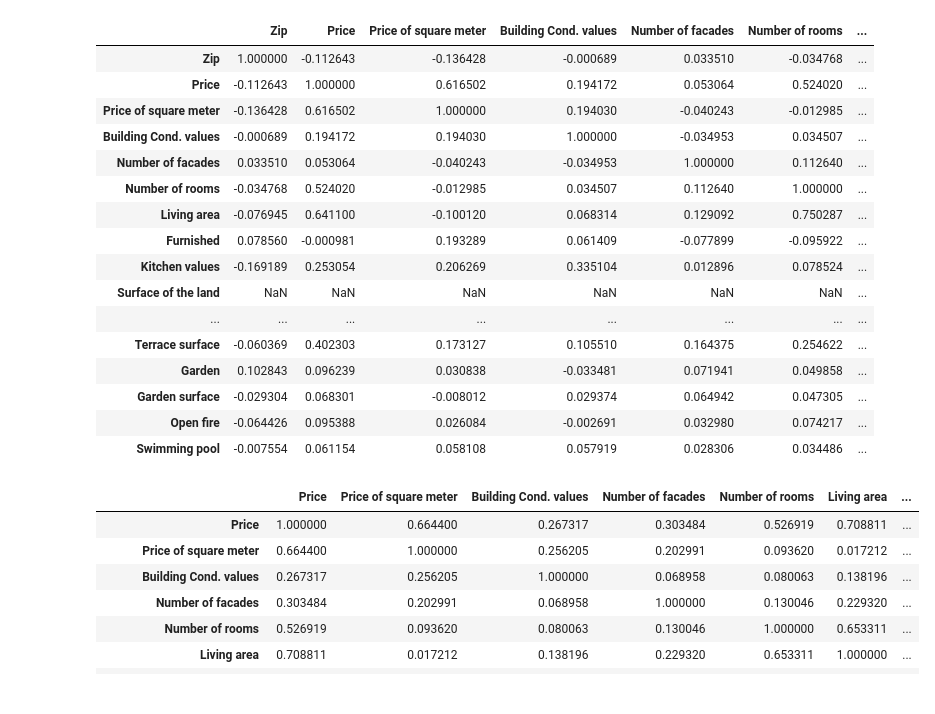
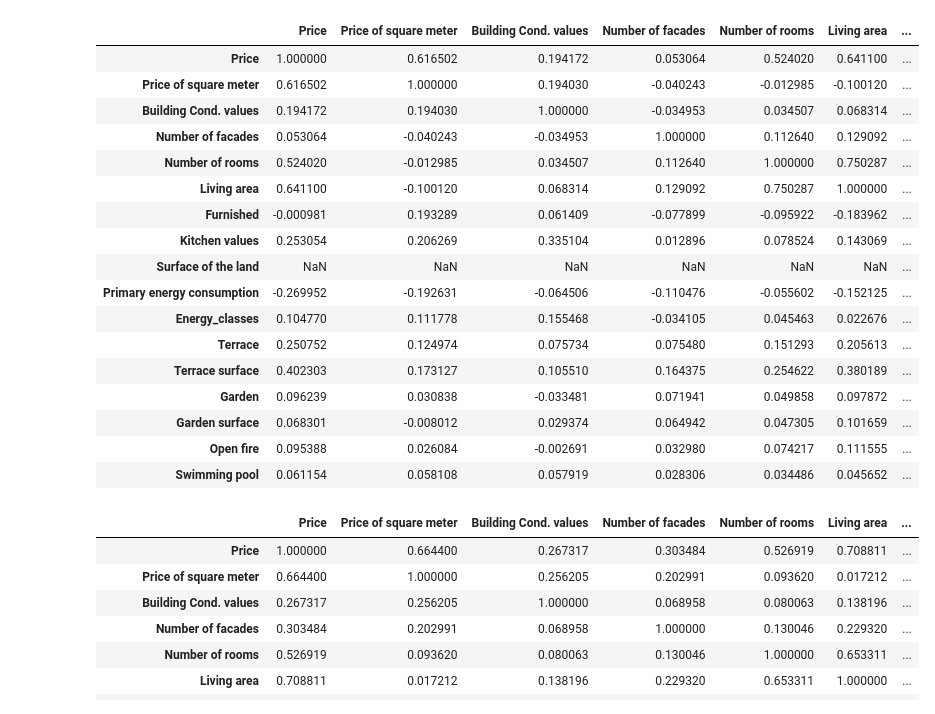
Before and after one commit to melikkekaya/challenge-data-analysis, a Jupyter notebook: sarkisvisual.ipynb, the cells around one changed output. Cells and saved outputs as stored; diff of their text form; code cells hidden in the pictures.

```diff
--- a/sarkisvisual.ipynb
+++ b/sarkisvisual.ipynb
@@ -11,28 +11,29 @@ df = pd.read_csv("clean_data.csv")
 # %%
 numerics = ['int16', 'int32', 'int64', 'float16', 'float32', 'float64', 'bool']
 df_houses = df[df['Type of property'] == 'house']
 df_apartments = df[df['Type of property'] == 'apartment']
 apartdf = df_apartments.select_dtypes(include=numerics)
-noIdApartDf = apartdf.loc[:, ~apartdf.columns.isin(['id'])]
+noIdApartDf = apartdf.loc[:, ~apartdf.columns.isin(['id', 'Zip'])]
 noIdApartDf.corr(method = 'spearman')
 # %% [output]
-|  | Zip | Price | Price of square meter | Building Cond. values | Number of facades | Number of rooms | ... |
-| Zip | 1.000000 | -0.112643 | -0.136428 | -0.000689 | 0.033510 | -0.034768 | ... |
-| Price | -0.112643 | 1.000000 | 0.616502 | 0.194172 | 0.053064 | 0.524020 | ... |
-| Price of square meter | -0.136428 | 0.616502 | 1.000000 | 0.194030 | -0.040243 | -0.012985 | ... |
-| Building Cond. values | -0.000689 | 0.194172 | 0.194030 | 1.000000 | -0.034953 | 0.034507 | ... |
-| Number of facades | 0.033510 | 0.053064 | -0.040243 | -0.034953 | 1.000000 | 0.112640 | ... |
-| Number of rooms | -0.034768 | 0.524020 | -0.012985 | 0.034507 | 0.112640 | 1.000000 | ... |
-| Living area | -0.076945 | 0.641100 | -0.100120 | 0.068314 | 0.129092 | 0.750287 | ... |
-| Furnished | 0.078560 | -0.000981 | 0.193289 | 0.061409 | -0.077899 | -0.095922 | ... |
-| Kitchen values | -0.169189 | 0.253054 | 0.206269 | 0.335104 | 0.012896 | 0.078524 | ... |
+|  | Price | Price of square meter | Building Cond. values | Number of facades | Number of rooms | Living area | ... |
+| Price | 1.000000 | 0.616502 | 0.194172 | 0.053064 | 0.524020 | 0.641100 | ... |
+| Price of square meter | 0.616502 | 1.000000 | 0.194030 | -0.040243 | -0.012985 | -0.100120 | ... |
+| Building Cond. values | 0.194172 | 0.194030 | 1.000000 | -0.034953 | 0.034507 | 0.068314 | ... |
+| Number of facades | 0.053064 | -0.040243 | -0.034953 | 1.000000 | 0.112640 | 0.129092 | ... |
+| Number of rooms | 0.524020 | -0.012985 | 0.034507 | 0.112640 | 1.000000 | 0.750287 | ... |
+| Living area | 0.641100 | -0.100120 | 0.068314 | 0.129092 | 0.750287 | 1.000000 | ... |
+| Furnished | -0.000981 | 0.193289 | 0.061409 | -0.077899 | -0.095922 | -0.183962 | ... |
+| Kitchen values | 0.253054 | 0.206269 | 0.335104 | 0.012896 | 0.078524 | 0.143069 | ... |
 | Surface of the land | NaN | NaN | NaN | NaN | NaN | NaN | ... |
-| ... | ... | ... | ... | ... | ... | ... | ... |
-| Terrace surface | -0.060369 | 0.402303 | 0.173127 | 0.105510 | 0.164375 | 0.254622 | ... |
-| Garden | 0.102843 | 0.096239 | 0.030838 | -0.033481 | 0.071941 | 0.049858 | ... |
-| Garden surface | -0.029304 | 0.068301 | -0.008012 | 0.029374 | 0.064942 | 0.047305 | ... |
-| Open fire | -0.064426 | 0.095388 | 0.026084 | -0.002691 | 0.032980 | 0.074217 | ... |
-| Swimming pool | -0.007554 | 0.061154 | 0.058108 | 0.057919 | 0.028306 | 0.034486 | ... |
+| Primary energy consumption | -0.269952 | -0.192631 | -0.064506 | -0.110476 | -0.055602 | -0.152125 | ... |
+| Energy_classes | 0.104770 | 0.111778 | 0.155468 | -0.034105 | 0.045463 | 0.022676 | ... |
+| Terrace | 0.250752 | 0.124974 | 0.075734 | 0.075480 | 0.151293 | 0.205613 | ... |
+| Terrace surface | 0.402303 | 0.173127 | 0.105510 | 0.164375 | 0.254622 | 0.380189 | ... |
+| Garden | 0.096239 | 0.030838 | -0.033481 | 0.071941 | 0.049858 | 0.097872 | ... |
+| Garden surface | 0.068301 | -0.008012 | 0.029374 | 0.064942 | 0.047305 | 0.101659 | ... |
+| Open fire | 0.095388 | 0.026084 | -0.002691 | 0.032980 | 0.074217 | 0.111555 | ... |
+| Swimming pool | 0.061154 | 0.058108 | 0.057919 | 0.028306 | 0.034486 | 0.045652 | ... |
 # %%
 housedf = df_houses.select_dtypes(include=numerics)
 noIdHouseDf = housedf.loc[:, ~housedf.columns.isin(['id', 'Zip'])]
```
Also changed, not shown: parts of 2 cells of this notebook.
